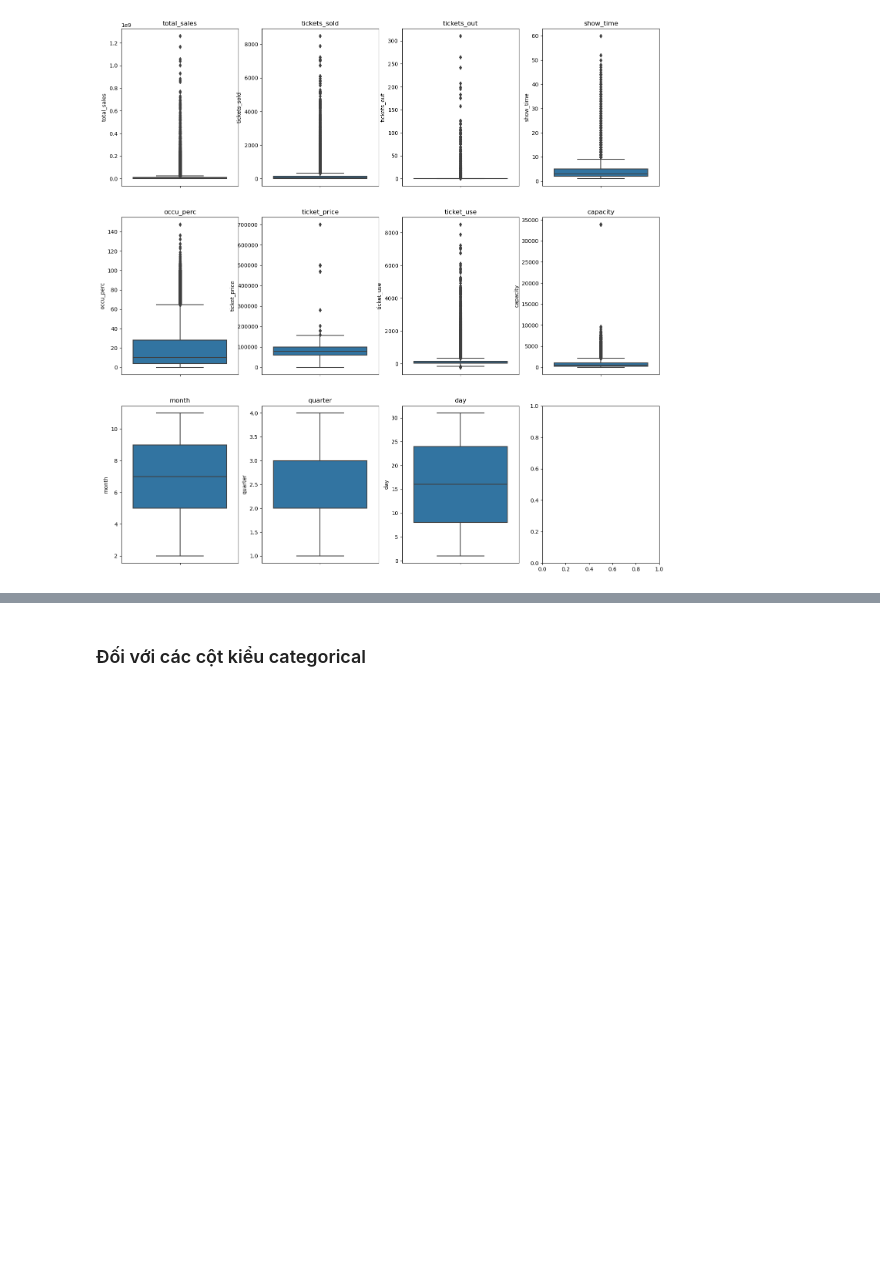
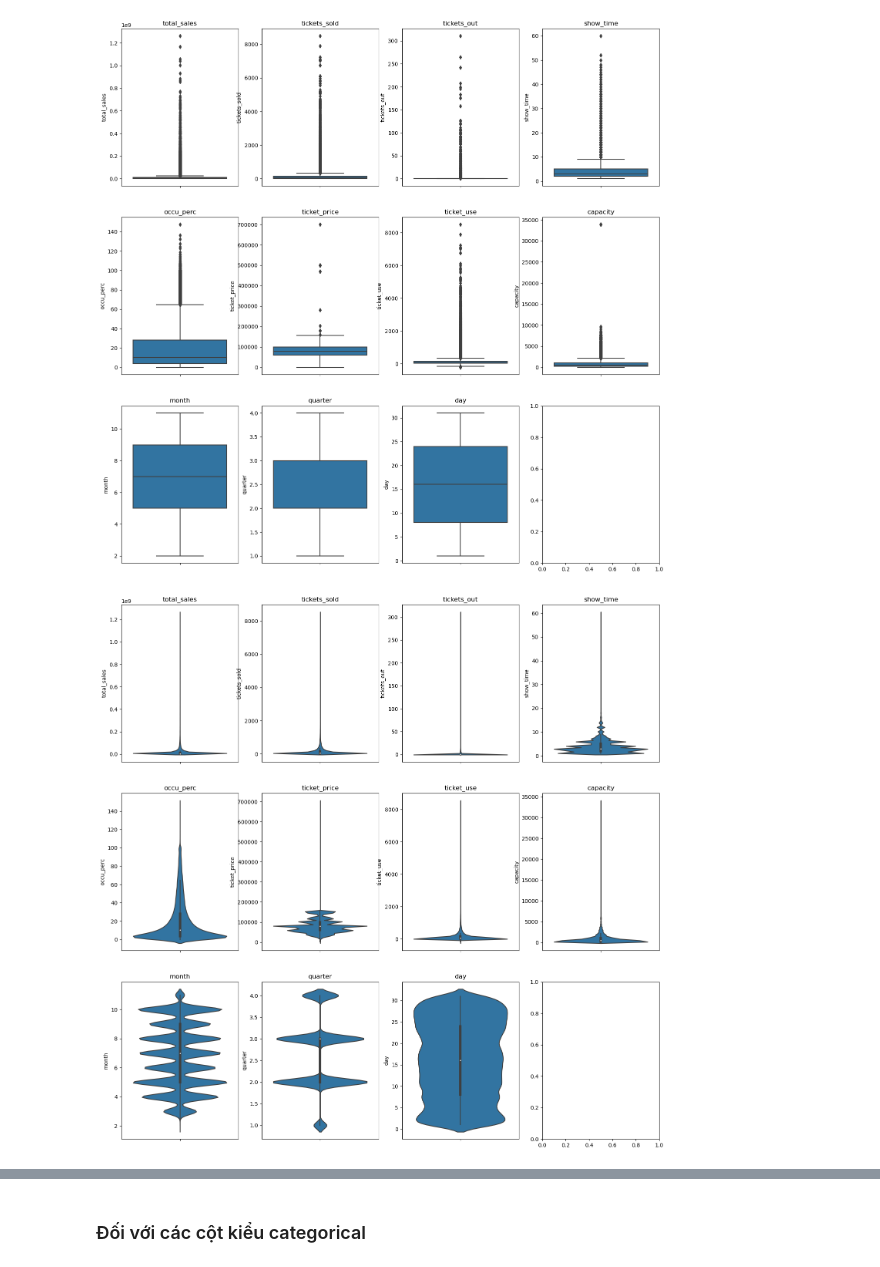
Before and after one commit to Tuyet3005/DataVisualization-Lab-2, a Jupyter notebook: source_codes/Kham_pha_du_lieu.ipynb, the cells around one changed output, grey strips where cells are left out. Cells and saved outputs as stored; diff of their text form; code cells hidden in the pictures; blank space fills up the shorter version.

Commit message:
update violin plot

```diff
--- a/source_codes/Kham_pha_du_lieu.ipynb
+++ b/source_codes/Kham_pha_du_lieu.ipynb
@@ -172,3 +174,12 @@ for i, col in enumerate(data._get_numeric_data().columns):
 plt.show()
 # %% [output]
 [figure]
+# %%
+fig, axs = plt.subplots(3, 4, figsize=(18, 18))
+axs = axs.flatten()
+for i, col in enumerate(data._get_numeric_data().columns):
+    sns.violinplot(y = col, data = data, ax=axs[i], orient='h')
+    axs[i].set_title(col)
+plt.show()
+# %% [output]
+[figure, added]
```
Also changed, not shown: parts of 2 cells of this notebook.
